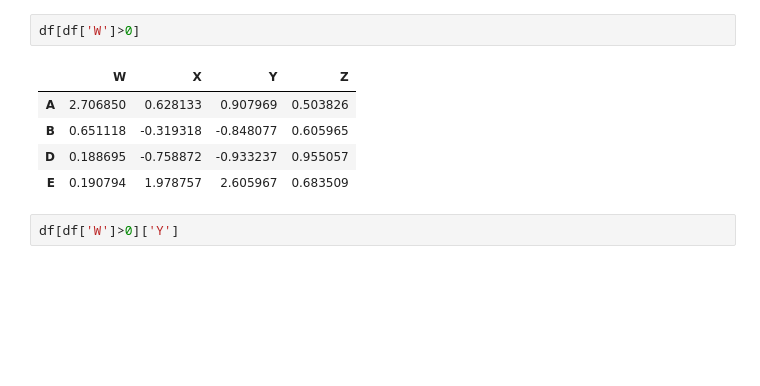
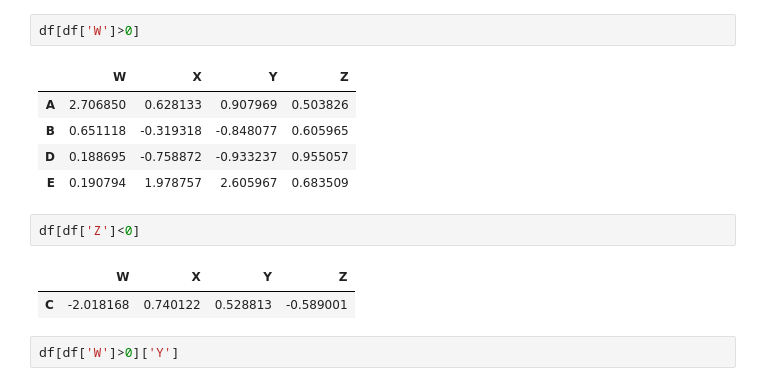
Before and after one commit to kartikraner57/python-machine-learning-and-data-science, a Jupyter notebook: Py_DS_ML_Bootcamp-master (1)/Refactored_Py_DS_ML_Bootcamp-master/03-Python-for-Data-Analysis-Pandas/03-DataFrames.ipynb, the cells around one changed output. Saved outputs shown, nothing was run; the diff lists cells and outputs as text; blank space fills up the shorter version.

```diff
--- a/Py_DS_ML_Bootcamp-master (1)/Refactored_Py_DS_ML_Bootcamp-master/03-Python-for-Data-Analysis-Pandas/03-DataFrames.ipynb
+++ b/Py_DS_ML_Bootcamp-master (1)/Refactored_Py_DS_ML_Bootcamp-master/03-Python-for-Data-Analysis-Pandas/03-DataFrames.ipynb
@@ -271,6 +293,11 @@ df[df['W']>0]
 | B | 0.651118 | -0.319318 | -0.848077 | 0.605965 |
 | D | 0.188695 | -0.758872 | -0.933237 | 0.955057 |
 | E | 0.190794 | 1.978757 | 2.605967 | 0.683509 |
+# %%
+df[df['Z']<0]
+# %% [output]
+|  | W | X | Y | Z |
+| C | -2.018168 | 0.740122 | 0.528813 | -0.589001 |
 # %%
 df[df['W']>0]['Y']
 # %% [output]
```
Also changed, not shown: parts of 11 cells of this notebook.
